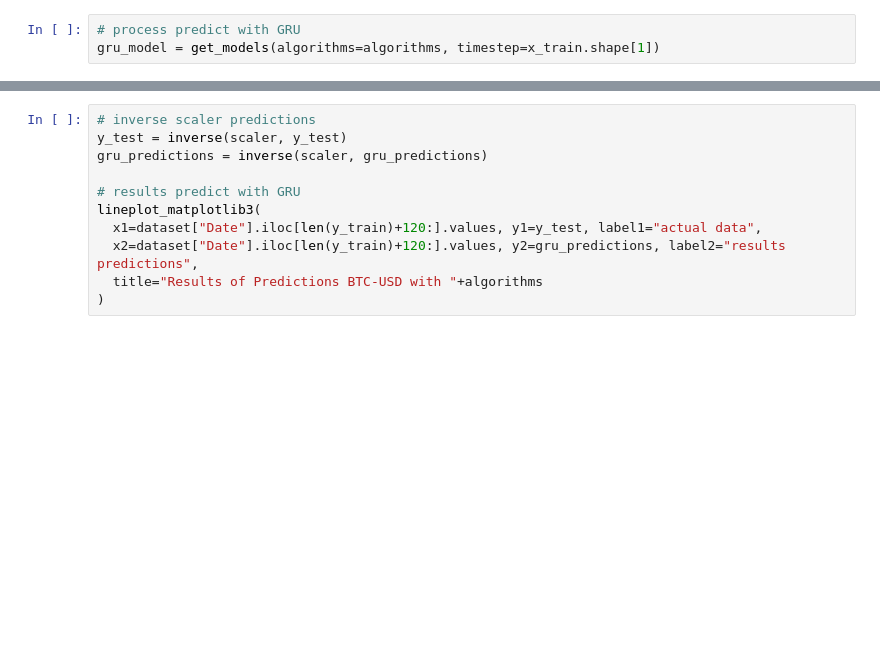
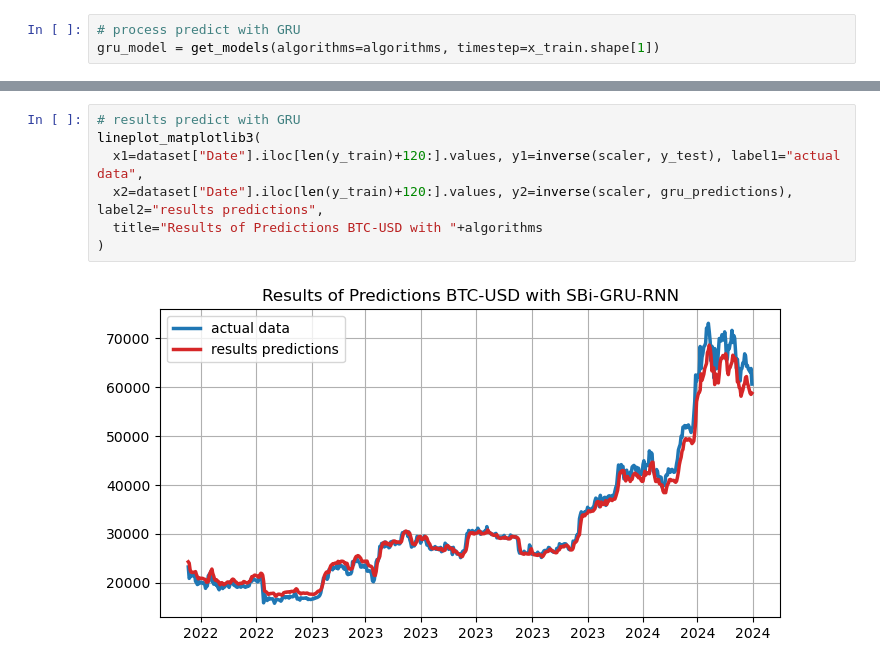
Before and after one commit to kusin/bahan-ajar-ML, a Jupyter notebook: Pertemuan 11 - Neural Network/Stacked-Bidirectional-NN.ipynb, the cells around one changed output, grey strips where cells are left out. Saved outputs shown, nothing was run; the diff lists cells and outputs as text; blank space fills up the shorter version.

```diff
--- a/Pertemuan 11 - Neural Network/Stacked-Bidirectional-NN.ipynb
+++ b/Pertemuan 11 - Neural Network/Stacked-Bidirectional-NN.ipynb
@@ -180,13 +268,11 @@ lineplot_matplotlib1(
 # %%
-# inverse scaler predictions
-y_test = inverse(scaler, y_test)
-gru_predictions = inverse(scaler, gru_predictions)
-
 # results predict with GRU
 lineplot_matplotlib3(
-  x1=dataset["Date"].iloc[len(y_train)+120:].values, y1=y_test, label1="actual data",
-  x2=dataset["Date"].iloc[len(y_train)+120:].values, y2=gru_predictions, label2="results predictions",
+  x1=dataset["Date"].iloc[len(y_train)+120:].values, y1=inverse(scaler, y_test), label1="actual data",
+  x2=dataset["Date"].iloc[len(y_train)+120:].values, y2=inverse(scaler, gru_predictions), label2="results predictions",
   title="Results of Predictions BTC-USD with "+algorithms
 )
+# %% [output]
+[figure, added]
 # %%
 # calculate eror
```
Also changed, not shown: parts of 16 cells of this notebook, 1 other file.
